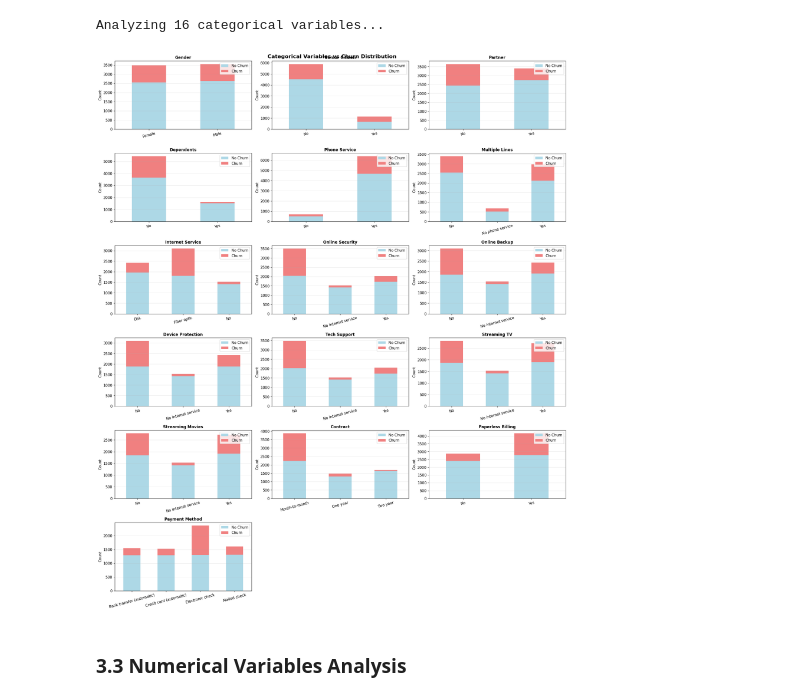
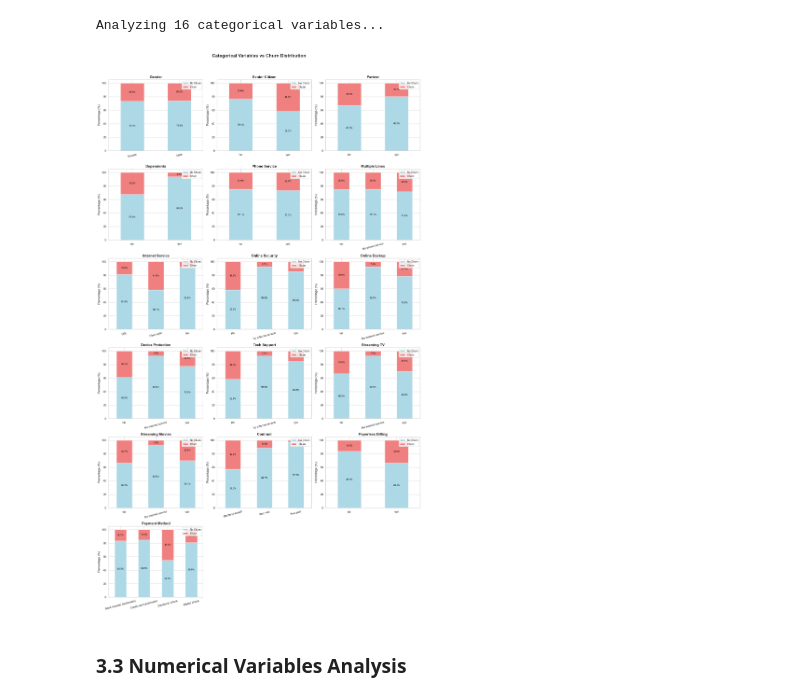
Before and after one commit to lintosunny/churn-x, a Jupyter notebook: ml/notebooks/eda.ipynb, the cells around one changed output. Cells and saved outputs as stored; diff of their text form; code cells hidden in the pictures.

```diff
--- a/ml/notebooks/eda.ipynb
+++ b/ml/notebooks/eda.ipynb
@@ -259,36 +268,52 @@ print(f"Analyzing {len(categorical_cols)} categorical variables...")
 # %% [output]
 Analyzing 16 categorical variables...
 # %%
-# Visualize categorical variables with churn
-fig, axes = plt.subplots(6, 3, figsize=(20, 24))
+import matplotlib.pyplot as plt
+import seaborn as sns
+import pandas as pd
+
+sns.set(style="whitegrid")
+
+# Determine layout
+n_cols = 3
+n_rows = (len(categorical_cols) + n_cols - 1) // n_cols
+fig, axes = plt.subplots(n_rows, n_cols, figsize=(n_cols*6, n_rows*5))
 axes = axes.ravel()
 
 for i, col in enumerate(categorical_cols):
-    # Create crosstab
-    crosstab = pd.crosstab(df_clean[col], df_clean['Churn Label'])
-
-    # Calculate percentages
+    # Compute percentages
     crosstab_pct = pd.crosstab(df_clean[col], df_clean['Churn Label'], normalize='index') * 100
 
     # Plot stacked bar chart
-    crosstab.plot(kind='bar', stacked=True, ax=axes[i],
-                  color=['lightblue', 'lightcoral'])
-    axes[i].set_title(f'{col}', fontsize=12, fontweight='bold')
+    crosstab_pct.plot(
+        kind='bar', stacked=True,
+        ax=axes[i],
+        color=['lightblue', 'lightcoral'],
+        edgecolor='w'
+    )
+
+    axes[i].set_title(f'{col}', fontsize=14, fontweight='bold')
+    axes[i].set_ylabel('Percentage (%)', fontsize=12)
     axes[i].set_xlabel('')
-    axes[i].set_ylabel('Count')
     axes[i].tick_params(axis='x', rotation=15)
-    axes[i].legend(['No Churn', 'Churn'], loc='upper right')
-    axes[i].grid(axis='y', alpha=0.3)
+    axes[i].legend(['No Churn', 'Churn'], loc='upper right', fontsize=10)
+
+    # Add value labels
+    for p in axes[i].patches:
+        width, height = p.get_width(), p.get_height()
+        x, y = p.get_xy()
+        if height > 0:
+            axes[i].text(x + width/2, y + height/2, f'{height:.1f}%', ha='center', va='center', fontsize=9, color='black')
 
 # Remove empty subplots
 for j in range(len(categorical_cols), len(axes)):
     fig.delaxes(axes[j])
 
-plt.suptitle('Categorical Variables vs Churn Distribution', fontsize=16, fontweight='bold', y=0.98)
+plt.suptitle('Categorical Variables vs Churn Distribution', fontsize=18, fontweight='bold', y=1.02)
 plt.tight_layout()
 plt.show()
 # %% [output]
-[figure, old version]
+[figure, new version]
 # %% [markdown]
 ### 3.3 Numerical Variables Analysis
 # %%
```
Also changed, not shown: parts of 6 cells of this notebook, 6 other files.
